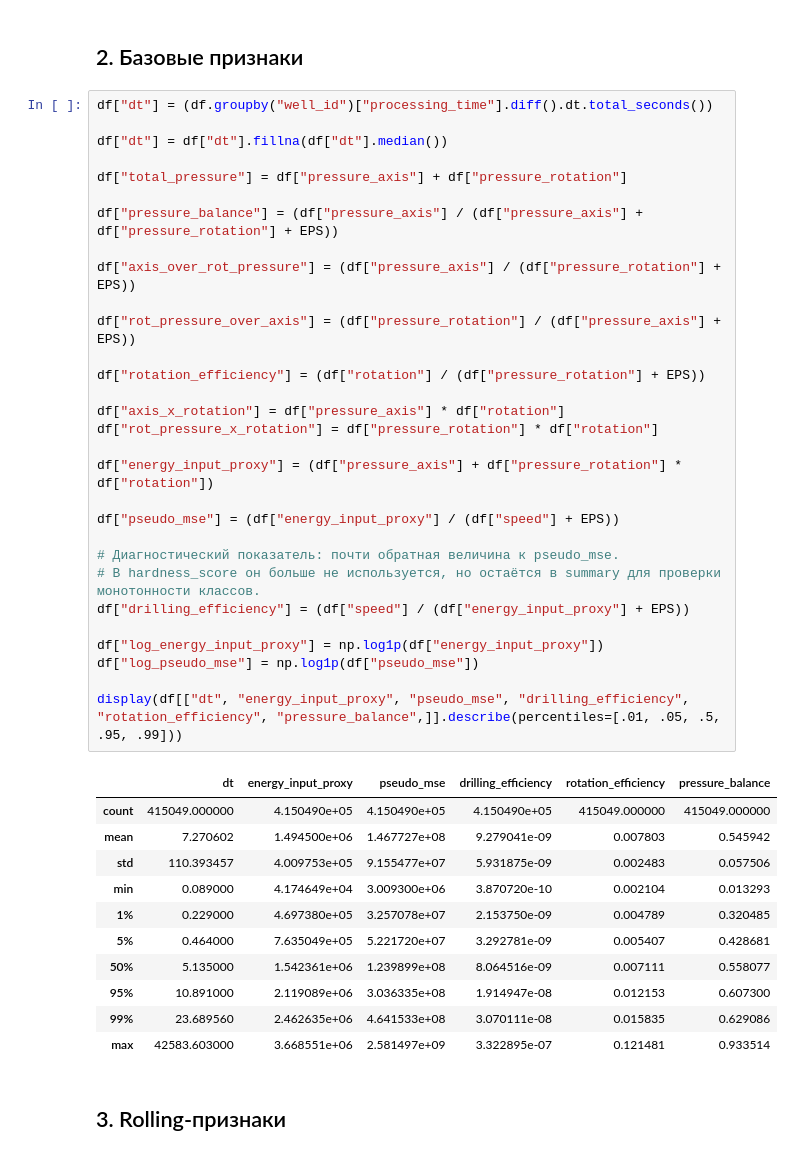
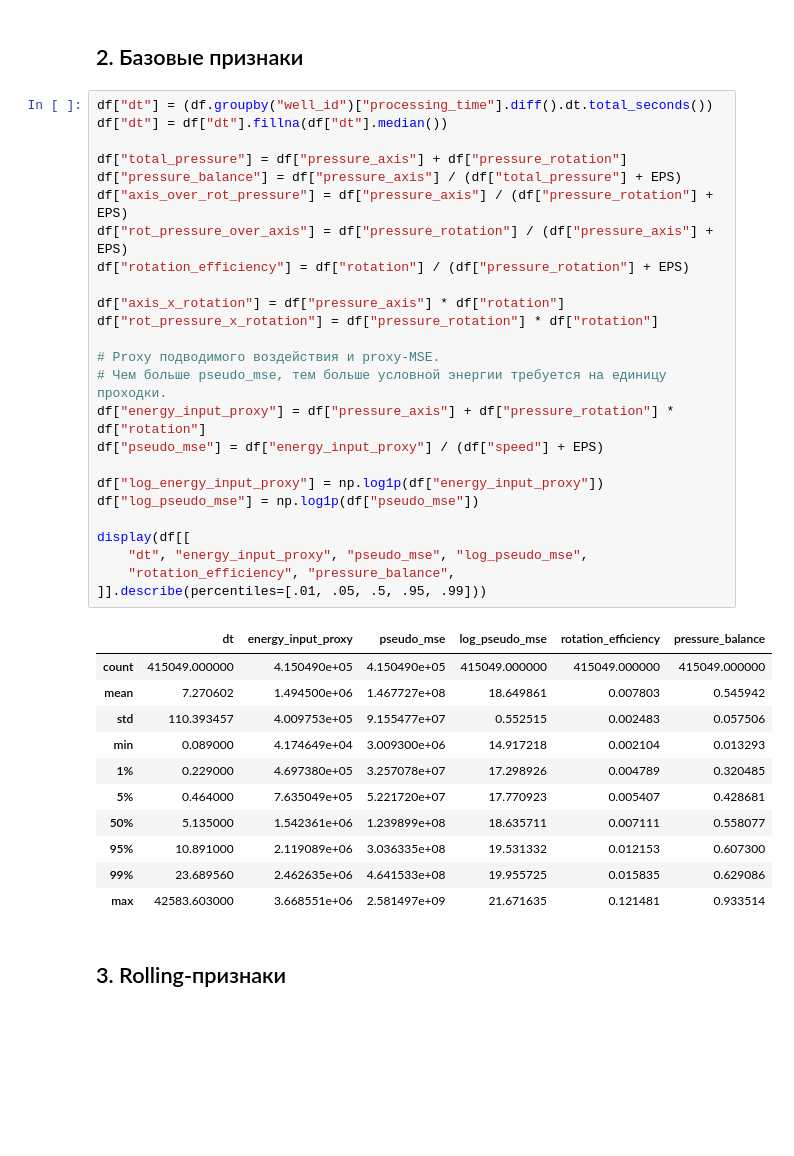
Before and after one commit to qa1roO/OptimalDrilling, a Jupyter notebook: notebooks/rock_energy_segment.ipynb, the cells around one changed output. Drawn from its saved outputs; the diff is of its cells as text; blank space fills up the shorter version.

```diff
--- a/notebooks/rock_energy_segment.ipynb
+++ b/notebooks/rock_energy_segment.ipynb
@@ -98,46 +96,41 @@ Has depth_m: True
 ## 2. Базовые признаки
 # %%
 df["dt"] = (df.groupby("well_id")["processing_time"].diff().dt.total_seconds())
-
 df["dt"] = df["dt"].fillna(df["dt"].median())
 
 df["total_pressure"] = df["pressure_axis"] + df["pressure_rotation"]
-
-df["pressure_balance"] = (df["pressure_axis"] / (df["pressure_axis"] + df["pressure_rotation"] + EPS))
-
-df["axis_over_rot_pressure"] = (df["pressure_axis"] / (df["pressure_rotation"] + EPS))
-
-df["rot_pressure_over_axis"] = (df["pressure_rotation"] / (df["pressure_axis"] + EPS))
-
-df["rotation_efficiency"] = (df["rotation"] / (df["pressure_rotation"] + EPS))
+df["pressure_balance"] = df["pressure_axis"] / (df["total_pressure"] + EPS)
+df["axis_over_rot_pressure"] = df["pressure_axis"] / (df["pressure_rotation"] + EPS)
+df["rot_pressure_over_axis"] = df["pressure_rotation"] / (df["pressure_axis"] + EPS)
+df["rotation_efficiency"] = df["rotation"] / (df["pressure_rotation"] + EPS)
 
 df["axis_x_rotation"] = df["pressure_axis"] * df["rotation"]
 df["rot_pressure_x_rotation"] = df["pressure_rotation"] * df["rotation"]
 
-df["energy_input_proxy"] = (df["pressure_axis"] + df["pressure_rotation"] * df["rotation"])
-
-df["pseudo_mse"] = (df["energy_input_proxy"] / (df["speed"] + EPS))
-
-# Диагностический показатель: почти обратная величина к pseudo_mse.
-# В hardness_score он больше не используется, но остаётся в summary для проверки монотонности классов.
-df["drilling_efficiency"] = (df["speed"] / (df["energy_input_proxy"] + EPS))
+# Proxy подводимого воздействия и proxy-MSE.
+# Чем больше pseudo_mse, тем больше условной энергии требуется на единицу проходки.
+df["energy_input_proxy"] = df["pressure_axis"] + df["pressure_rotation"] * df["rotation"]
+df["pseudo_mse"] = df["energy_input_proxy"] / (df["speed"] + EPS)
 
 df["log_energy_input_proxy"] = np.log1p(df["energy_input_proxy"])
 df["log_pseudo_mse"] = np.log1p(df["pseudo_mse"])
 
-display(df[["dt", "energy_input_proxy", "pseudo_mse", "drilling_efficiency", "rotation_efficiency", "pressure_balance",]].describe(percentiles=[.01, .05, .5, .95, .99]))
+display(df[[
+    "dt", "energy_input_proxy", "pseudo_mse", "log_pseudo_mse",
+    "rotation_efficiency", "pressure_balance",
+]].describe(percentiles=[.01, .05, .5, .95, .99]))
 # %% [output]
-|  | dt | energy_input_proxy | pseudo_mse | drilling_efficiency | rotation_efficiency | pressure_balance |
-| count | 415049.000000 | 4.150490e+05 | 4.150490e+05 | 4.150490e+05 | 415049.000000 | 415049.000000 |
-| mean | 7.270602 | 1.494500e+06 | 1.467727e+08 | 9.279041e-09 | 0.007803 | 0.545942 |
-| std | 110.393457 | 4.009753e+05 | 9.155477e+07 | 5.931875e-09 | 0.002483 | 0.057506 |
-| min | 0.089000 | 4.174649e+04 | 3.009300e+06 | 3.870720e-10 | 0.002104 | 0.013293 |
-| 1% | 0.229000 | 4.697380e+05 | 3.257078e+07 | 2.153750e-09 | 0.004789 | 0.320485 |
-| 5% | 0.464000 | 7.635049e+05 | 5.221720e+07 | 3.292781e-09 | 0.005407 | 0.428681 |
-| 50% | 5.135000 | 1.542361e+06 | 1.239899e+08 | 8.064516e-09 | 0.007111 | 0.558077 |
-| 95% | 10.891000 | 2.119089e+06 | 3.036335e+08 | 1.914947e-08 | 0.012153 | 0.607300 |
-| 99% | 23.689560 | 2.462635e+06 | 4.641533e+08 | 3.070111e-08 | 0.015835 | 0.629086 |
-| max | 42583.603000 | 3.668551e+06 | 2.581497e+09 | 3.322895e-07 | 0.121481 | 0.933514 |
+|  | dt | energy_input_proxy | pseudo_mse | log_pseudo_mse | rotation_efficiency | pressure_balance |
+| count | 415049.000000 | 4.150490e+05 | 4.150490e+05 | 415049.000000 | 415049.000000 | 415049.000000 |
+| mean | 7.270602 | 1.494500e+06 | 1.467727e+08 | 18.649861 | 0.007803 | 0.545942 |
+| std | 110.393457 | 4.009753e+05 | 9.155477e+07 | 0.552515 | 0.002483 | 0.057506 |
+| min | 0.089000 | 4.174649e+04 | 3.009300e+06 | 14.917218 | 0.002104 | 0.013293 |
+| 1% | 0.229000 | 4.697380e+05 | 3.257078e+07 | 17.298926 | 0.004789 | 0.320485 |
+| 5% | 0.464000 | 7.635049e+05 | 5.221720e+07 | 17.770923 | 0.005407 | 0.428681 |
+| 50% | 5.135000 | 1.542361e+06 | 1.239899e+08 | 18.635711 | 0.007111 | 0.558077 |
+| 95% | 10.891000 | 2.119089e+06 | 3.036335e+08 | 19.531332 | 0.012153 | 0.607300 |
+| 99% | 23.689560 | 2.462635e+06 | 4.641533e+08 | 19.955725 | 0.015835 | 0.629086 |
+| max | 42583.603000 | 3.668551e+06 | 2.581497e+09 | 21.671635 | 0.121481 | 0.933514 |
 # %% [markdown]
 ## 3. Rolling-признаки
 # %%
```
Also changed, not shown: parts of 12 cells of this notebook, 27 other files.
